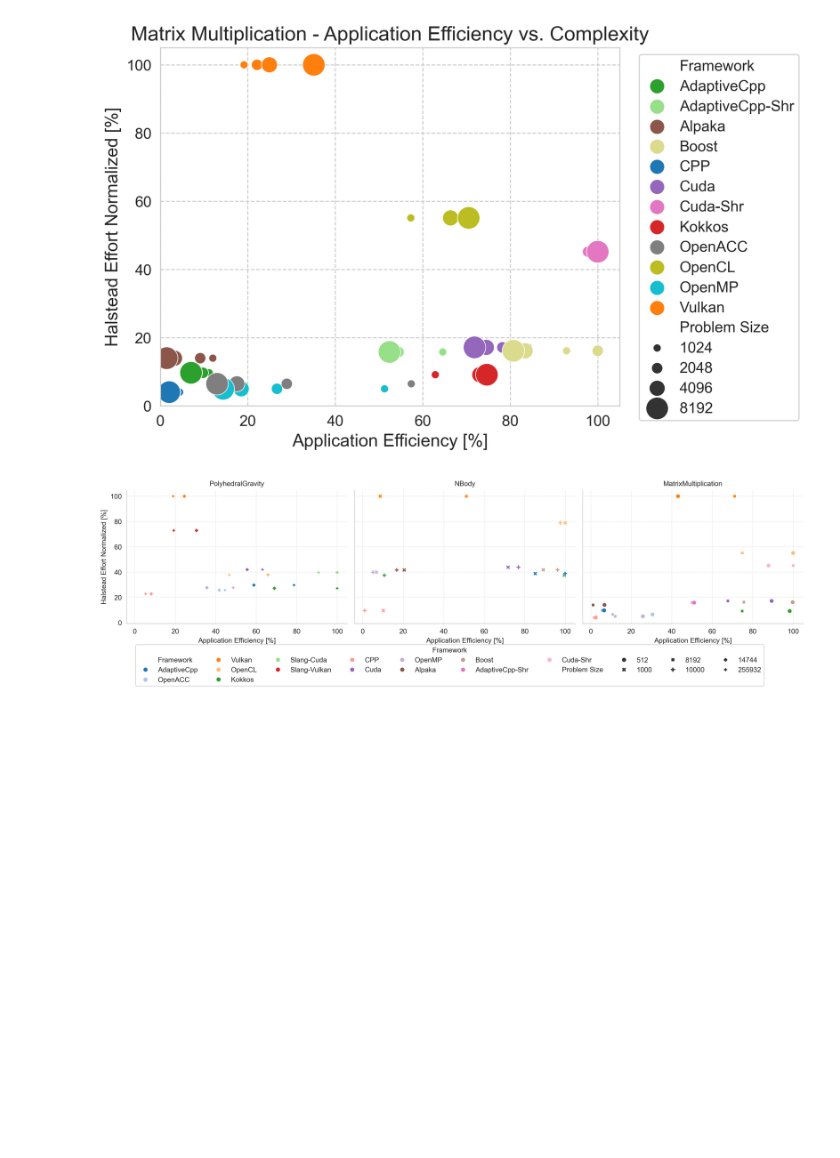
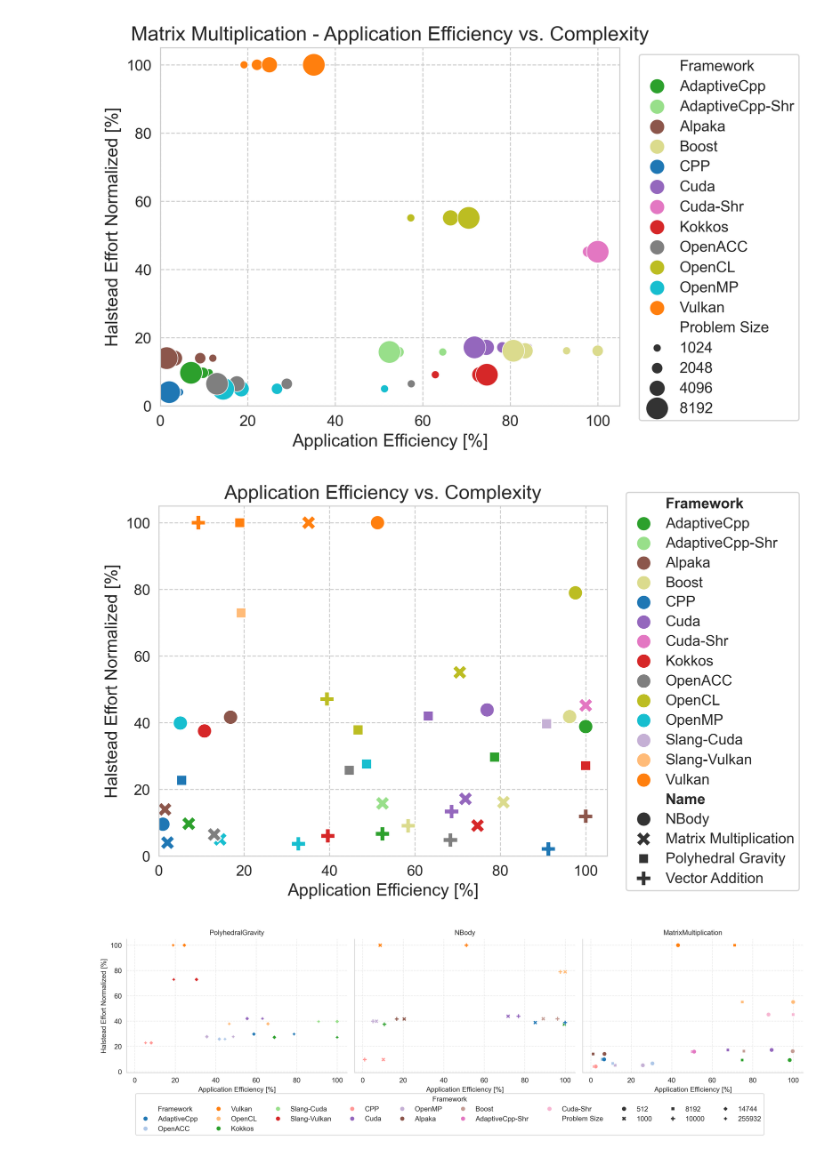
Before and after one commit to schuhmaj/performance-portability-benchmark, a Jupyter notebook: scripts/hpc-asia-2026.ipynb, the cells around one changed output. Drawn from its saved outputs; the diff is of its cells as text; code cells hidden in the pictures; blank space fills up the shorter version.

Commit message:
plot

```diff
--- a/scripts/hpc-asia-2026.ipynb
+++ b/scripts/hpc-asia-2026.ipynb
@@ -416,6 +416,85 @@ plt.gcf().set_dpi(300)
 plt.show()
 # %% [output]
 [figure]
+# %%
+df_all = filter_and_concat(df_merged, [("PolyhedralGravity", 255932, "Wall Clock Time"),
+                                       ("NBody", 10000, "Wall Clock Time"),
+                                       ("MatrixMultiplication", 8192, "Wall Clock Time"),
+                                       ("VecAdd", 10000000, "Wall Clock Time")
+                                       ])
+# Rename values in the 'Name' column so legend/style reflect new labels
+df_all["Name"] = df_all["Name"].replace({
+    "VecAdd": "Vector Addition",
+    "PolyhedralGravity": "Polyhedral Gravity",
+    "MatrixMultiplication": "Matrix Multiplication"
+})
+
+# Map specific marker styles per application
+name_markers = {
+    "Polyhedral Gravity": "s",  # square
+    "Vector Addition": "+",  # plus
+    "Matrix Multiplication": "x",  # x
+    "NBody": "o"  # circle
+}
+
+plt.figure(figsize=(6, 5))
+ax = sns.scatterplot(
+    data=df_all,
+    x="Application Efficiency [%]",
+    y="Halstead Effort Normalized [%]",
+    hue="Framework",
+    style="Name",
+    style_order=["NBody", "Matrix Multiplication", "Polyhedral Gravity", "Vector Addition"],
+    palette=color_map,
+    s=140
+)
+ax.grid(True, linestyle="--")
+ax.set_ylim(0, 105)
+ax.set_xlim(0, 105)
+ax.set_title("Application Efficiency vs. Complexity", fontsize=16)
+ax.set_xlabel("Application Efficiency [%]", fontsize=14)
+ax.set_ylabel("Halstead Effort Normalized [%]", fontsize=14)
+ax.tick_params(axis="both", labelsize=12)
+
+# Move legend to the right outside the plot
+legend = ax.legend_
+if legend is not None:
+    handles, labels = legend.legend_handles, [t.get_text() for t in legend.texts]
+    legend.remove()
+    # Separate entries for Framework and Name
+    if "Name" in labels:
+        split_idx = labels.index("Name")
+        fw_title = labels[0]
+        fw_labels = labels[1:split_idx]
+        size_title = labels[split_idx]
+        size_labels = labels[split_idx + 1:]
+        fw_handles = handles[1:split_idx]
+        size_handles = handles[split_idx + 1:]
+        # Sort framework legend alphabetically
+        fw_pairs = sorted(zip(fw_labels, fw_handles), key=lambda x: x[0].lower())
+        fw_labels_sorted, fw_handles_sorted = zip(*fw_pairs) if fw_pairs else ([], [])
+        # Reassemble legend parts
+        labels = [fw_title, *fw_labels_sorted, size_title, *size_labels]
+        handles = [handles[0], *fw_handles_sorted, handles[split_idx], *size_handles]
+    leg = ax.figure.legend(
+        handles, labels,
+        loc="center left",
+        bbox_to_anchor=(1.0, 0.5),
+        frameon=True
+    )
+    if leg is not None:
+        # Make section titles bold
+        for txt in leg.get_texts():
+            if txt.get_text() in ("Framework", "Name"):
+                txt.set_fontweight("bold")
+            txt.set_fontsize(12)
+        if leg.get_title() is not None:
+            leg.get_title().set_fontsize(13)
+plt.tight_layout()
+plt.gcf().set_dpi(300)
+plt.show()
+# %% [output]
+[figure, added]
 # %%
 df_all = filter_and_concat(df_merged, [("PolyhedralGravity", 14744, "Wall Clock Time"),
                                      ("PolyhedralGravity", 255932, "Wall Clock Time"),
```
